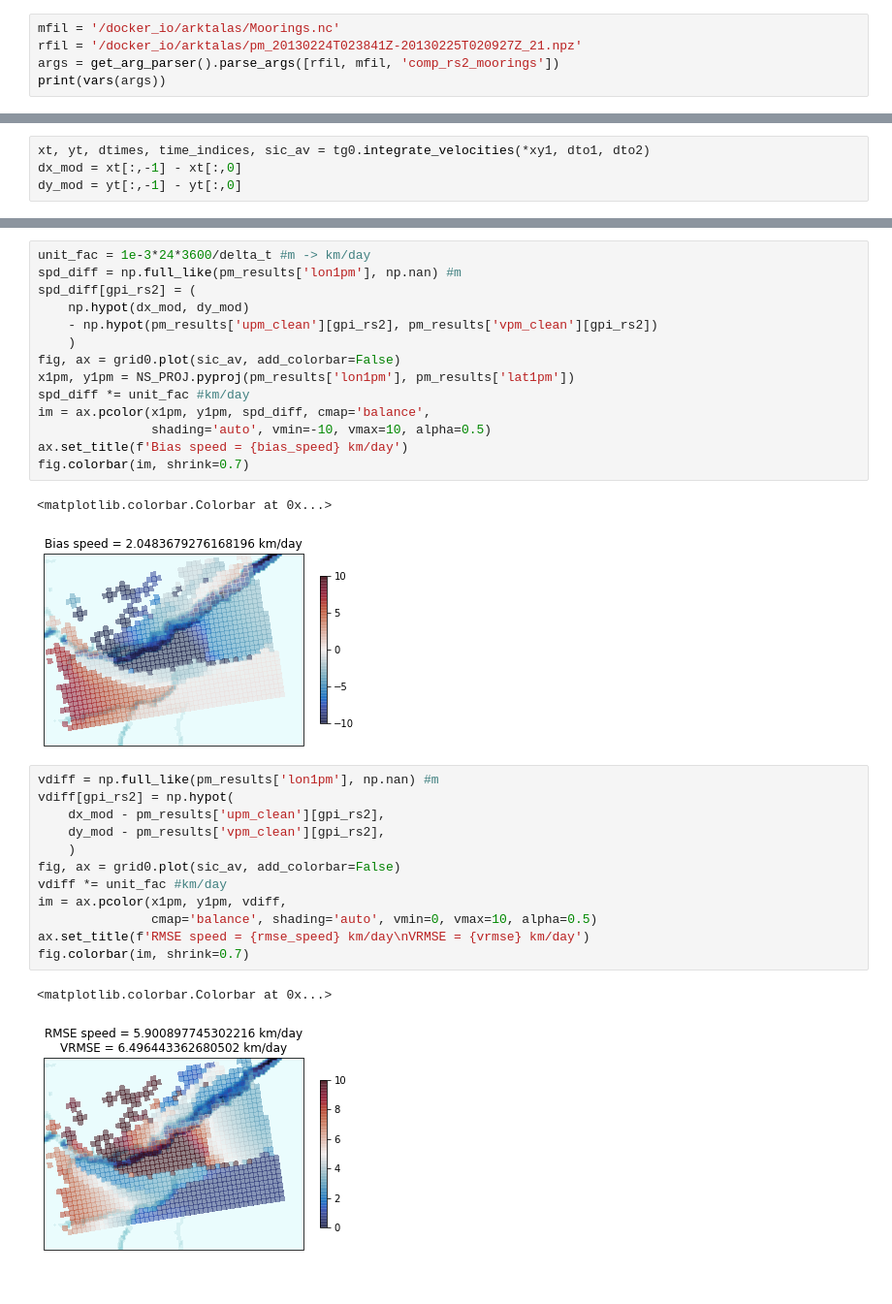
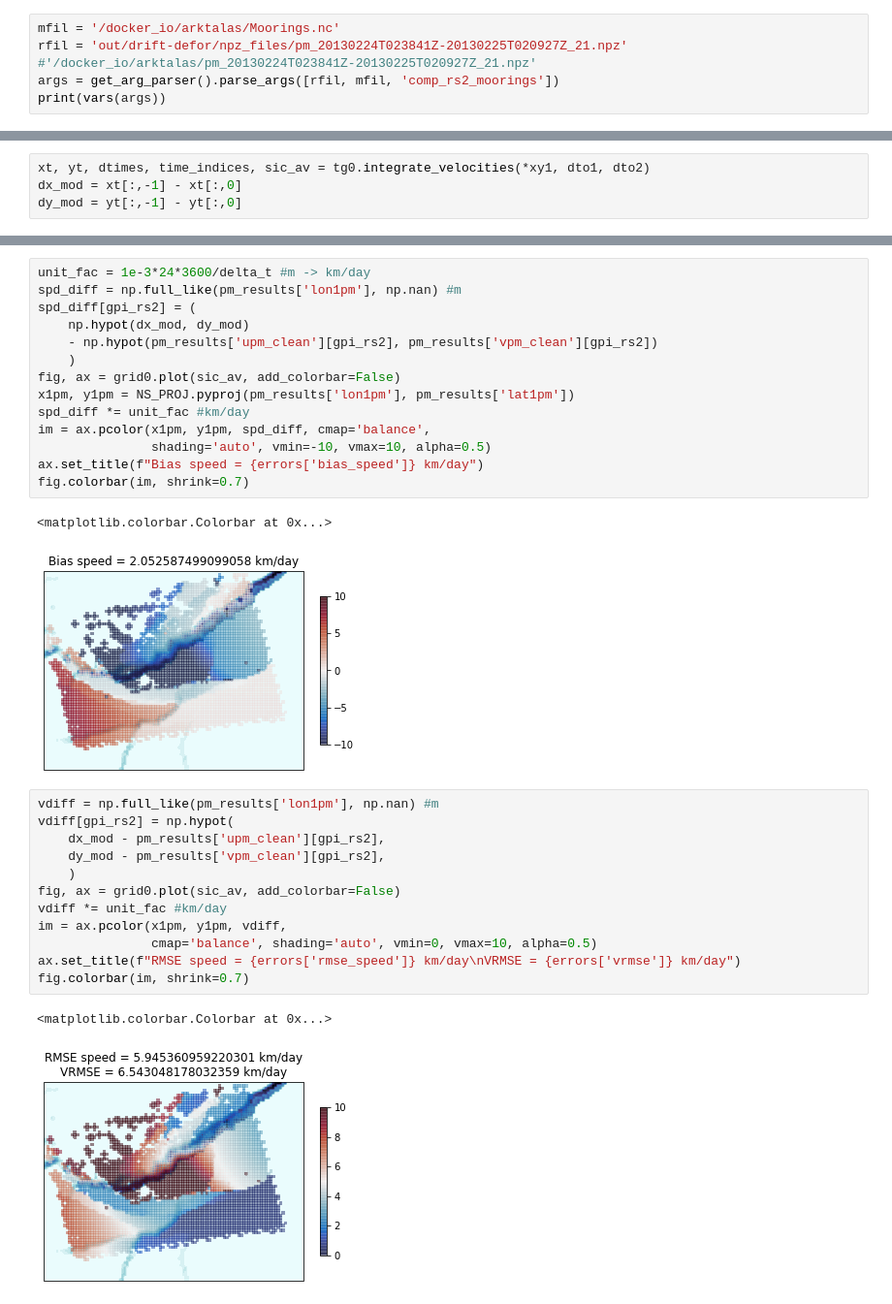
Before and after one commit to tdcwilliams/arktalas-scripts, a Jupyter notebook: python/RS2_drift/compare_rs2_moorings.ipynb, the cells around one changed output, grey strips where cells are left out. Shown at 97% size. Cells and saved outputs as stored; diff of their text form.

```diff
--- a/python/RS2_drift/compare_rs2_moorings.ipynb
+++ b/python/RS2_drift/compare_rs2_moorings.ipynb
@@ -18,6 +63,6 @@ from compare_rs2_moorings import(
 # %%
 mfil = '/docker_io/arktalas/Moorings.nc'
-rfil = '/docker_io/arktalas/pm_20130224T023841Z-20130225T020927Z_21.npz'
+rfil = 'out/drift-defor/npz_files/pm_20130224T023841Z-20130225T020927Z_21.npz' #'/docker_io/arktalas/pm_20130224T023841Z-20130225T020927Z_21.npz'
 args = get_arg_parser().parse_args([rfil, mfil, 'comp_rs2_moorings'])
 print(vars(args))
 # %% [output]
@@ -198,26 +235,26 @@ x1pm, y1pm = NS_PROJ.pyproj(pm_results['lon1pm'], pm_results['lat1pm'])
 spd_diff *= unit_fac #km/day
 im = ax.pcolor(x1pm, y1pm, spd_diff, cmap='balance',
                shading='auto', vmin=-10, vmax=10, alpha=0.5)
-ax.set_title(f'Bias speed = {bias_speed} km/day')
+ax.set_title(f"Bias speed = {errors['bias_speed']} km/day")
 fig.colorbar(im, shrink=0.7)
 # %% [output]
 <matplotlib.colorbar.Colorbar at 0x...>
-[figure, old version]
+[figure, new version]
 # %%
 vdiff = np.full_like(pm_results['lon1pm'], np.nan) #m
 vdiff[gpi_rs2] = np.hypot(
     dx_mod - pm_results['upm_clean'][gpi_rs2],
     dy_mod - pm_results['vpm_clean'][gpi_rs2],
     )
 fig, ax = grid0.plot(sic_av, add_colorbar=False)
 vdiff *= unit_fac #km/day
 im = ax.pcolor(x1pm, y1pm, vdiff,
                cmap='balance', shading='auto', vmin=0, vmax=10, alpha=0.5)
-ax.set_title(f'RMSE speed = {rmse_speed} km/day\nVRMSE = {vrmse} km/day')
+ax.set_title(f"RMSE speed = {errors['rmse_speed']} km/day\nVRMSE = {errors['vrmse']} km/day")
 fig.colorbar(im, shrink=0.7)
 # %% [output]
 <matplotlib.colorbar.Colorbar at 0x...>
-[figure, old version]
+[figure, new version]
 # %%
 fig = plt.figure()
 ax = fig.add_subplot(111)
```
Also changed, not shown: parts of 30 cells of this notebook.
